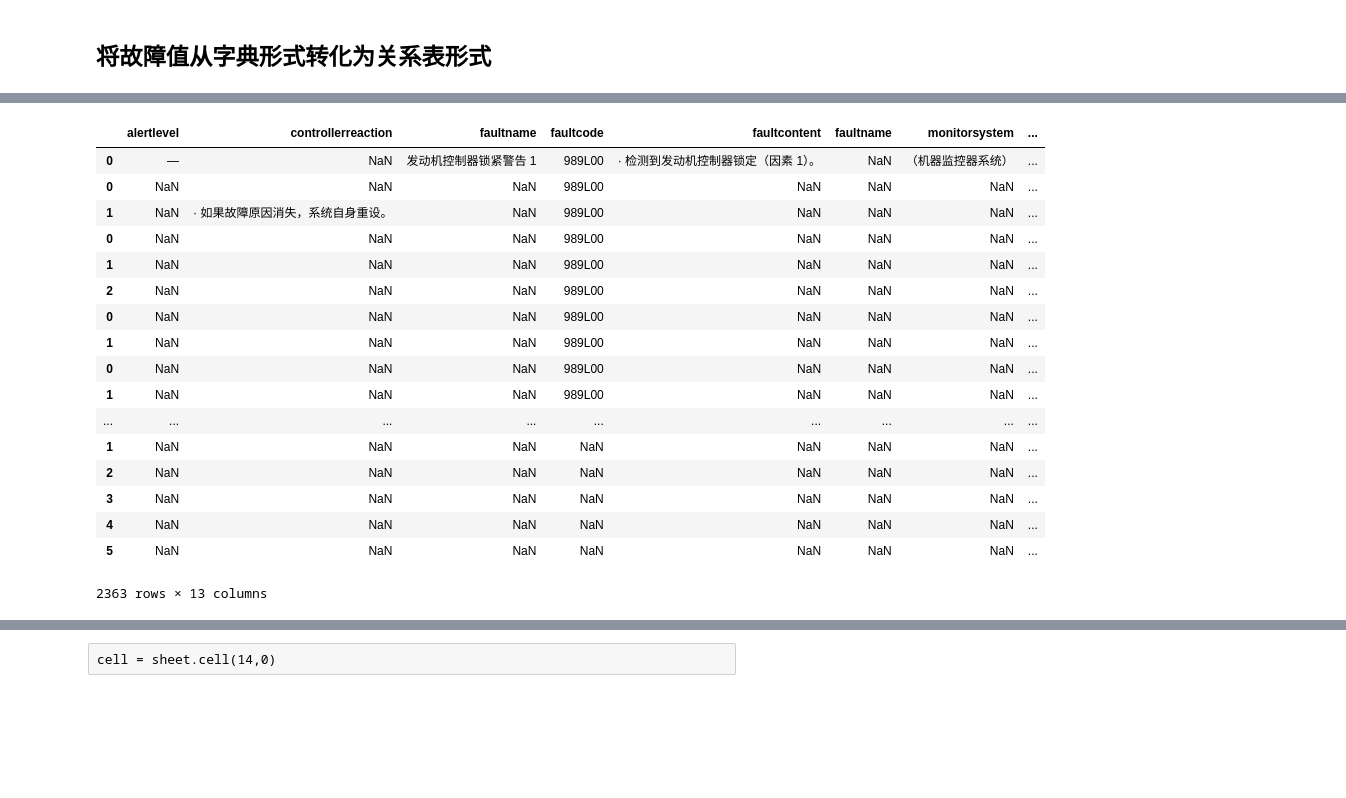
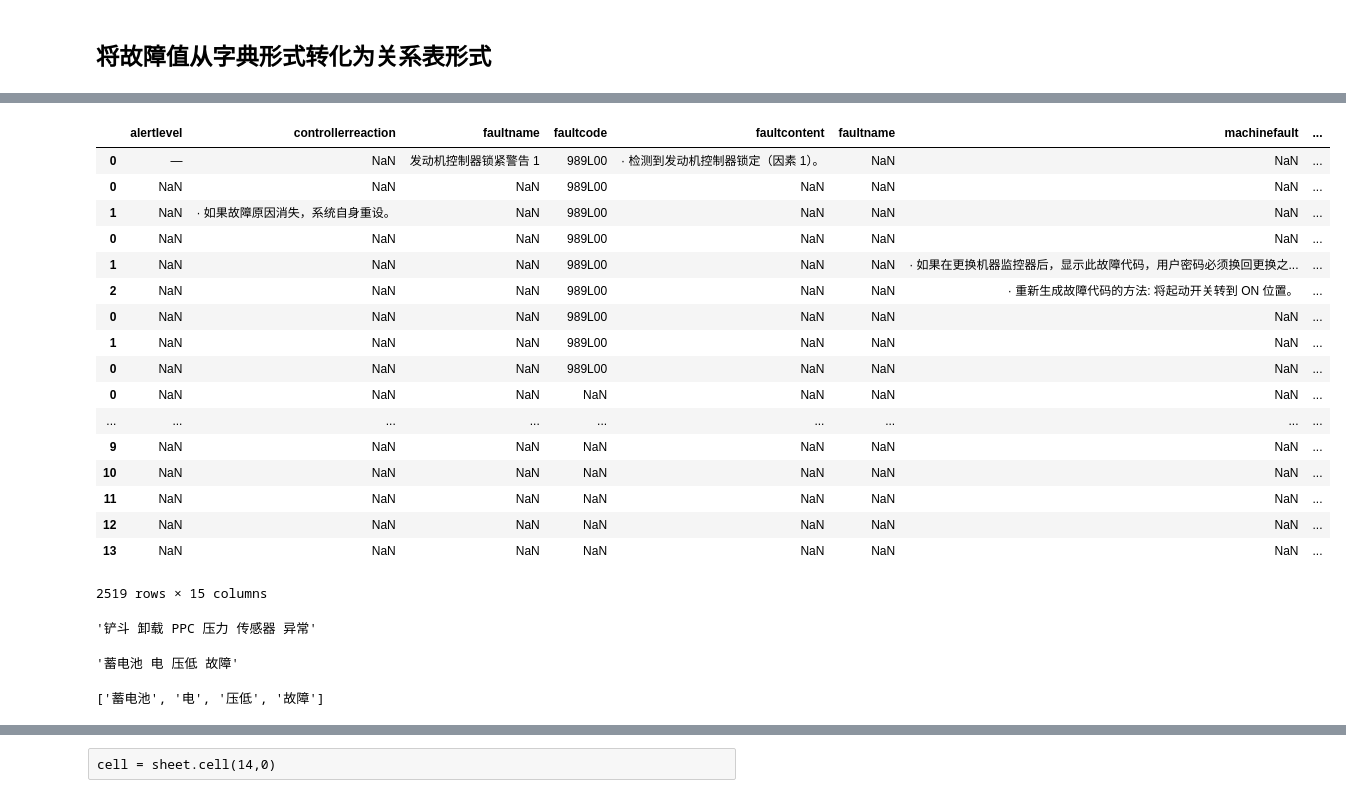
Before and after one commit to YaoyaoChang/TianyuanDataKnowledgeGraph, a Jupyter notebook: readManual.ipynb, the cells around one changed output, grey strips where cells are left out. Saved outputs shown, nothing was run; the diff lists cells and outputs as text; code cells hidden in the pictures; blank space fills up the shorter version.

```diff
--- a/readManual.ipynb
+++ b/readManual.ipynb
@@ -39,12 +47,12 @@ sheet = workbook.sheet_by_index(0)
 # %%
 synonymMap = {'报警级别':['报警级别'], '故障代码':['故障代码'], '故障':['故障'], '故障内容':['故障内容'],  \
               '控制器的反应':['控制器的反应'], '机器发生的故障':['机器发生的故障'],  \
-             '相关信息':['相关信息'], '起因':['起因'], '诊断操作':['诊断操作']}
+             '相关信息':['相关信息'], '起因':['起因'], '诊断操作':['诊断操作'],'部件':['部件']}
 
 name_to_en = {"故障代码":"faultCode", "故障名称":"faultName", "报警级别":"alertLevel","故障内容":"faultContent",
                  "控制器的反应":"controllerReaction", "机器发生的故障":"machineFault", "相关信息":"relatedInfo",
                  "起因":"cause", "诊断操作":"diagnosisAction", "标准值":"standardVal", "附图":"image",
-                  "故障部位系统":"monitorSystem", "故障":"faultName"}
+                  "检查系统":"monitorSystem", "故障":"faultName", "步骤数":"stepNum","部件":"part"}
 name_to_en = {k: v.lower() for k, v in name_to_en.items()}
 name_to_ch = {v: k for k, v in name_to_en.items()}
 name_to_ch
@@ -296,0 +364,15 @@ WARNING：故障内容前后不一致：line_num=6191 雨刷器（后退）短
+# %%
+img_excel_path = r"E:/天远/知识图谱/天远知识图谱文档/天远百度/故障代码图片/故障代码_故障名称表.xlsx"
+img_description = pd.read_excel(img_excel_path, header=None)
+img_description['relative_path'] = img_description[0] + '_' + img_description[1]
+img_description['faultCode'] = img_description[0].astype(str).apply(lambda s:s[1:-1])
+
+count = 0
+for index in img_description.index:
+    code = img_description.loc[index, 'faultCode']
+#     print(code)
+    if code in fc_dicts.keys():
+        fc_dicts[code]['附图'] = img_description.loc[index, 'relative_path']
+        print(code)
+        count += 1
+fc_dicts
@@ -299,15 +439,14 @@ WARNING：故障内容前后不一致：line_num=6191 雨刷器（后退）短
 # %%
 merge = pd.DataFrame(columns=name_to_en.keys())
 for fc_dict_oral in fc_dicts.values():
-    print(fc_dict)
+#     print(fc_dict)
     fc_dict = copy.deepcopy(fc_dict_oral)
     list_keys = []
     for key in fc_dict.keys():
-        print(type(fc_dict[key]))
+#         print(type(fc_dict[key]))
         if isinstance(fc_dict[key], list):
             list_keys.append(key)
-    fc_dict
-    print(list_keys)
+#     print(list_keys)
     for key in list_keys:
         fc_dict.pop(key, None)
     single_fc_df = pd.DataFrame(fc_dict, index=[0])
@@ -315,7 +454,7 @@ for fc_dict_oral in fc_dicts.values():
     fc_dict = copy.deepcopy(fc_dict_oral)
     # fc_dict_list = {}
     for key in list_keys:
-        if key == '诊断操作':
+        if key == '诊断操作' or key == '标准值' or key == '步骤数':
             continue
         fc_dict_list = {}
 #         print(fc_dict)
@@ -331,12 +470,19 @@ for fc_dict_oral in fc_dicts.values():
     cause_dict = {}
     cause_dict['起因'] = []
     cause_dict['诊断操作'] = []
+    cause_dict['步骤数'] = []
 #     print(fc_dict)
     for i in range(len(fc_dict['起因'])):
         cause = fc_dict['起因'][i]
         diagnosisAction = fc_dict['诊断操作'][i]
-        cause_dict['起因'].append(cause)
-        cause_dict['诊断操作'].append(diagnosisAction)
+        stepNum = fc_dict['步骤数'][i]
+#         print("debug:cause=",cause)
+#         print("debug:diagnosisAction=",diagnosisAction)
+        cause_dict['起因'] += [cause] * len(diagnosisAction)
+        cause_dict['诊断操作'] += diagnosisAction
+        cause_dict['步骤数'] += stepNum
+#         cause_dict['起因'].append(cause)
+#         cause_dict['诊断操作'].append(diagnosisAction)
 #     print(cause_dict)
     if len(cause_dict) == 1:
         tmp_df = pd.DataFrame(cause_dict, index=[0])
@@ -344,7 +490,7 @@ for fc_dict_oral in fc_dicts.values():
         tmp_df = pd.DataFrame(cause_dict)
 
     single_fc_df = pd.concat((single_fc_df,tmp_df),sort=True )
-    merge = pd.concat((merge,single_fc_df))
-    print("*"*80)
+    merge = pd.concat((merge,single_fc_df), sort=True)
+#     print("*"*80)
 merge
 # %% [output]
@@ -403,23 +515,23 @@ To retain the current behavior and silence the warning, pass 'sort=True'.
 # %%
 merge = merge.rename(columns=name_to_en)
-merge.to_csv("manual_fc.csv",quoting=1,sep=';',index=False,encoding='utf-16')
+merge.to_csv("./data/decoration/manual_fc.csv",quoting=1,sep=';',index=False,encoding='utf-16')
 merge
 # %% [output]
-|  | alertlevel | controllerreaction | faultname | faultcode | faultcontent | faultname | monitorsystem | ... |
-| 0 | ― | NaN | 发动机控制器锁紧警告 1 | 989L00 | · 检测到发动机控制器锁定（因素 1）。 | NaN | （机器监控器系统） | ... |
+|  | alertlevel | controllerreaction | faultname | faultcode | faultcontent | faultname | machinefault | ... |
+| 0 | ― | NaN | 发动机控制器锁紧警告 1 | 989L00 | · 检测到发动机控制器锁定（因素 1）。 | NaN | NaN | ... |
 | 0 | NaN | NaN | NaN | 989L00 | NaN | NaN | NaN | ... |
 | 1 | NaN | · 如果故障原因消失，系统自身重设。 | NaN | 989L00 | NaN | NaN | NaN | ... |
 | 0 | NaN | NaN | NaN | 989L00 | NaN | NaN | NaN | ... |
-| 1 | NaN | NaN | NaN | 989L00 | NaN | NaN | NaN | ... |
-| 2 | NaN | NaN | NaN | 989L00 | NaN | NaN | NaN | ... |
+| 1 | NaN | NaN | NaN | 989L00 | NaN | NaN | · 如果在更换机器监控器后，显示此故障代码，用户密码必须换回更换之... | ... |
+| 2 | NaN | NaN | NaN | 989L00 | NaN | NaN | · 重新生成故障代码的方法: 将起动开关转到 ON 位置。 | ... |
 | 0 | NaN | NaN | NaN | 989L00 | NaN | NaN | NaN | ... |
 | 1 | NaN | NaN | NaN | 989L00 | NaN | NaN | NaN | ... |
 | 0 | NaN | NaN | NaN | 989L00 | NaN | NaN | NaN | ... |
-| 1 | NaN | NaN | NaN | 989L00 | NaN | NaN | NaN | ... |
+| 0 | NaN | NaN | NaN | NaN | NaN | NaN | NaN | ... |
 | ... | ... | ... | ... | ... | ... | ... | ... | ... |
-| 1 | NaN | NaN | NaN | NaN | NaN | NaN | NaN | ... |
-| 2 | NaN | NaN | NaN | NaN | NaN | NaN | NaN | ... |
-| 3 | NaN | NaN | NaN | NaN | NaN | NaN | NaN | ... |
-| 4 | NaN | NaN | NaN | NaN | NaN | NaN | NaN | ... |
-| 5 | NaN | NaN | NaN | NaN | NaN | NaN | NaN | ... |
+| 9 | NaN | NaN | NaN | NaN | NaN | NaN | NaN | ... |
+| 10 | NaN | NaN | NaN | NaN | NaN | NaN | NaN | ... |
+| 11 | NaN | NaN | NaN | NaN | NaN | NaN | NaN | ... |
+| 12 | NaN | NaN | NaN | NaN | NaN | NaN | NaN | ... |
+| 13 | NaN | NaN | NaN | NaN | NaN | NaN | NaN | ... |
-2363 rows × 13 columns
+2519 rows × 15 columns
@@ -425,0 +546,12 @@ merge
+# %%
+r.text
+# %% [output]
+'铲斗 卸载 PPC 压力 传感器 异常'
+# %%
+r.text
+# %% [output]
+'蓄电池 电 压低 故障'
+# %%
+r.text.split()
+# %% [output]
+['蓄电池', '电', '压低', '故障']
```
Also changed, not shown: parts of 19 cells of this notebook, 7 other files.
